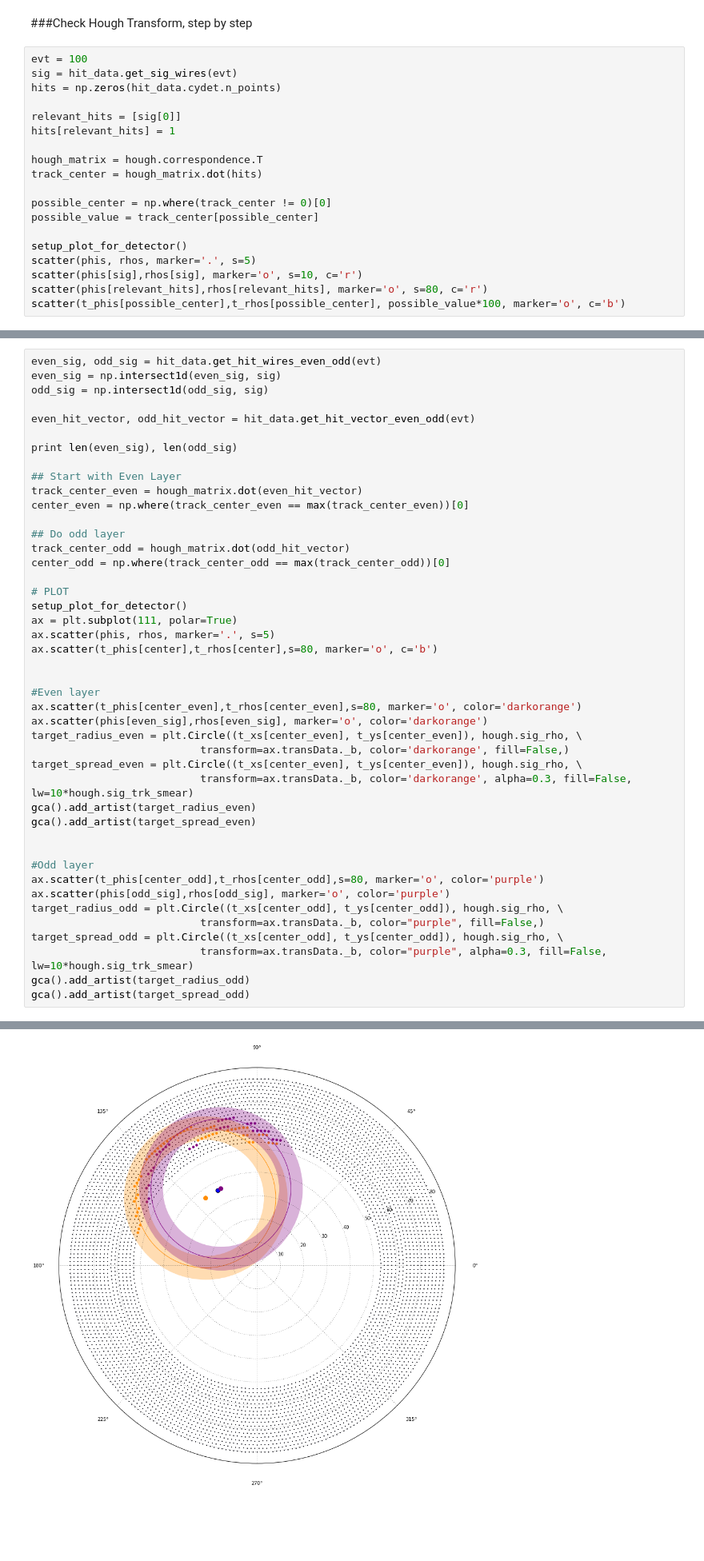
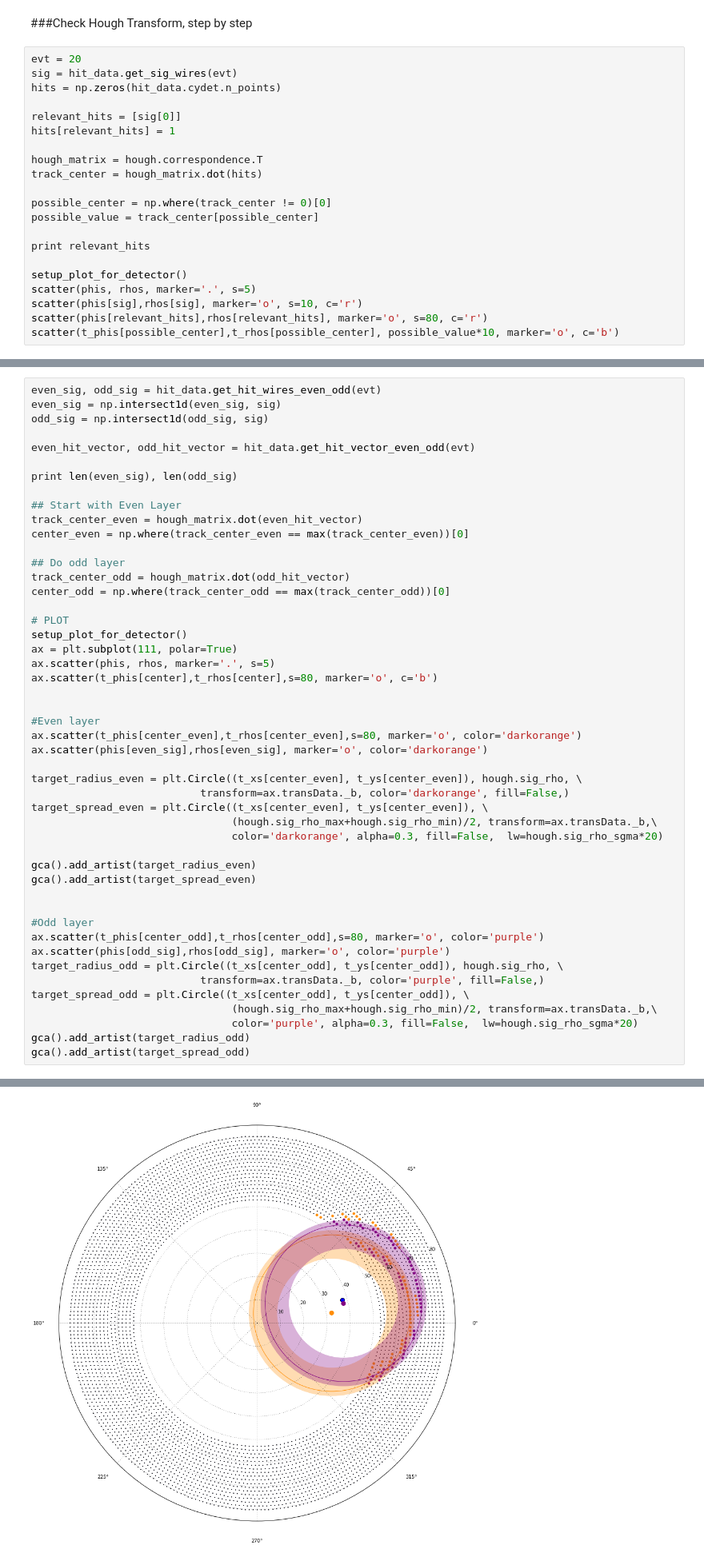
Before and after one commit to ewengillies/track-finding-yandex, a Jupyter notebook: notebooks/examine_hough.ipynb, the cells around one changed output, grey strips where cells are left out. Shown at 80% size. Cells and saved outputs as stored; diff of their text form; blank space fills up the shorter version.

```diff
--- a/notebooks/examine_hough.ipynb
+++ b/notebooks/examine_hough.ipynb
@@ -35,7 +35,7 @@ t_xs, t_ys = hough.track.get_points_xs_and_ys()
 # %% [markdown]
 ###Check Hough Transform, step by step
 # %%
-evt = 100
+evt = 20
 sig = hit_data.get_sig_wires(evt)
 hits = np.zeros(hit_data.cydet.n_points)
 
@@ -48,9 +48,11 @@ track_center = hough_matrix.dot(hits)
 possible_center = np.where(track_center != 0)[0]
 possible_value = track_center[possible_center]
 
+print relevant_hits
+
 setup_plot_for_detector()
 scatter(phis, rhos, marker='.', s=5)
 scatter(phis[sig],rhos[sig], marker='o', s=10, c='r')
 scatter(phis[relevant_hits],rhos[relevant_hits], marker='o', s=80, c='r')
-scatter(t_phis[possible_center],t_rhos[possible_center], possible_value*100, marker='o', c='b')
+scatter(t_phis[possible_center],t_rhos[possible_center], possible_value*10, marker='o', c='b')
 # %% [output]
@@ -138,10 +141,13 @@ ax.scatter(t_phis[center],t_rhos[center],s=80, marker='o', c='b')
 #Even layer
 ax.scatter(t_phis[center_even],t_rhos[center_even],s=80, marker='o', color='darkorange')
 ax.scatter(phis[even_sig],rhos[even_sig], marker='o', color='darkorange')
+
 target_radius_even = plt.Circle((t_xs[center_even], t_ys[center_even]), hough.sig_rho, \
                            transform=ax.transData._b, color='darkorange', fill=False,)
-target_spread_even = plt.Circle((t_xs[center_even], t_ys[center_even]), hough.sig_rho, \
-                           transform=ax.transData._b, color='darkorange', alpha=0.3, fill=False, lw=10*hough.sig_trk_smear)
+target_spread_even = plt.Circle((t_xs[center_even], t_ys[center_even]), \
+                                (hough.sig_rho_max+hough.sig_rho_min)/2, transform=ax.transData._b,\
+                                color='darkorange', alpha=0.3, fill=False,  lw=hough.sig_rho_sgma*20)
+
 gca().add_artist(target_radius_even)
 gca().add_artist(target_spread_even)
 
@@ -150,9 +156,10 @@ gca().add_artist(target_spread_even)
 ax.scatter(t_phis[center_odd],t_rhos[center_odd],s=80, marker='o', color='purple')
 ax.scatter(phis[odd_sig],rhos[odd_sig], marker='o', color='purple')
 target_radius_odd = plt.Circle((t_xs[center_odd], t_ys[center_odd]), hough.sig_rho, \
-                           transform=ax.transData._b, color="purple", fill=False,)
-target_spread_odd = plt.Circle((t_xs[center_odd], t_ys[center_odd]), hough.sig_rho, \
-                           transform=ax.transData._b, color="purple", alpha=0.3, fill=False, lw=10*hough.sig_trk_smear)
+                           transform=ax.transData._b, color='purple', fill=False,)
+target_spread_odd = plt.Circle((t_xs[center_odd], t_ys[center_odd]), \
+                                (hough.sig_rho_max+hough.sig_rho_min)/2, transform=ax.transData._b,\
+                                color='purple', alpha=0.3, fill=False,  lw=hough.sig_rho_sgma*20)
 gca().add_artist(target_radius_odd)
 gca().add_artist(target_spread_odd)
 # %% [output]
@@ -160,2 +167,2 @@ gca().add_artist(target_spread_odd)
 <matplotlib.patches.Circle at 0x...>
-[figure, old version]
+[figure, new version]
```
Also changed, not shown: parts of 5 cells of this notebook, 2 other files.
